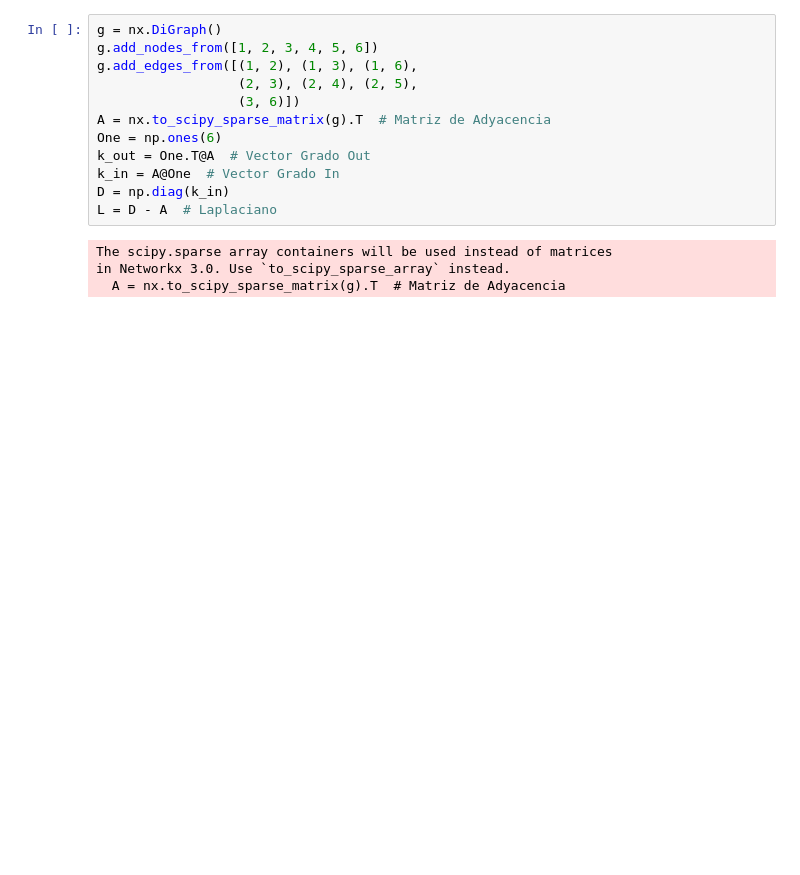
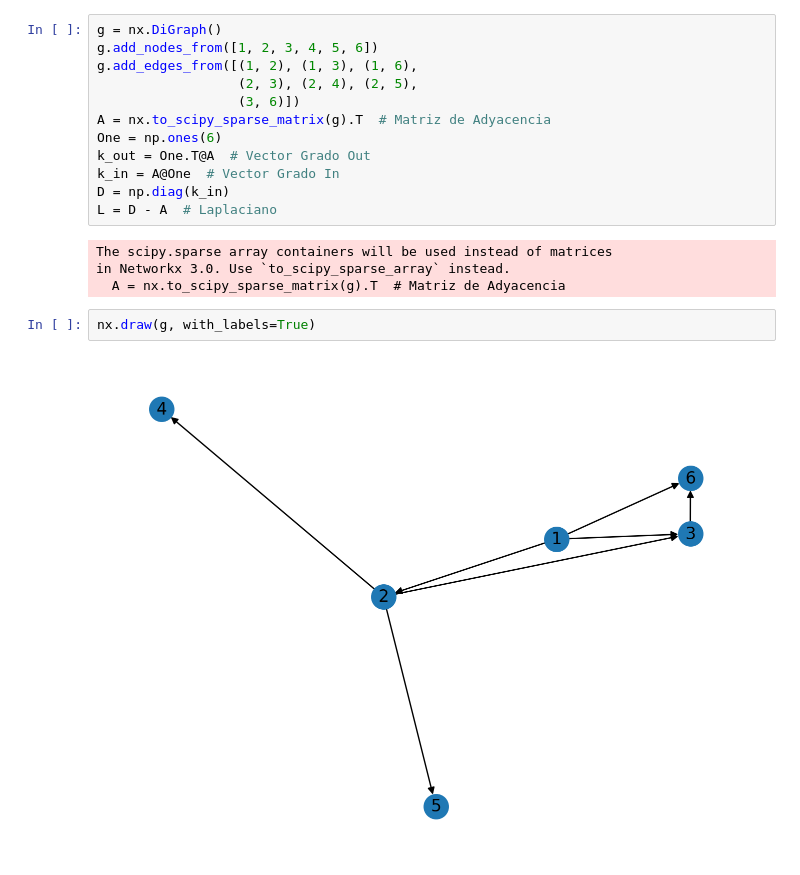
Before and after one commit to facundojgarcia02/CoNet, a Jupyter notebook: Tp Final/analysis/testing.ipynb, the cells around one changed output. Saved outputs shown, nothing was run; the diff lists cells and outputs as text; blank space fills up the shorter version.

```diff
--- a/Tp Final/analysis/testing.ipynb
+++ b/Tp Final/analysis/testing.ipynb
@@ -28,3 +31,7 @@ L = D - A  # Laplaciano
 The scipy.sparse array containers will be used instead of matrices
 in Networkx 3.0. Use `to_scipy_sparse_array` instead.
   A = nx.to_scipy_sparse_matrix(g).T  # Matriz de Adyacencia
+# %%
+nx.draw(g, with_labels=True)
+# %% [output]
+[figure, added]
```
Also changed, not shown: parts of 8 cells of this notebook, 2 other files.
